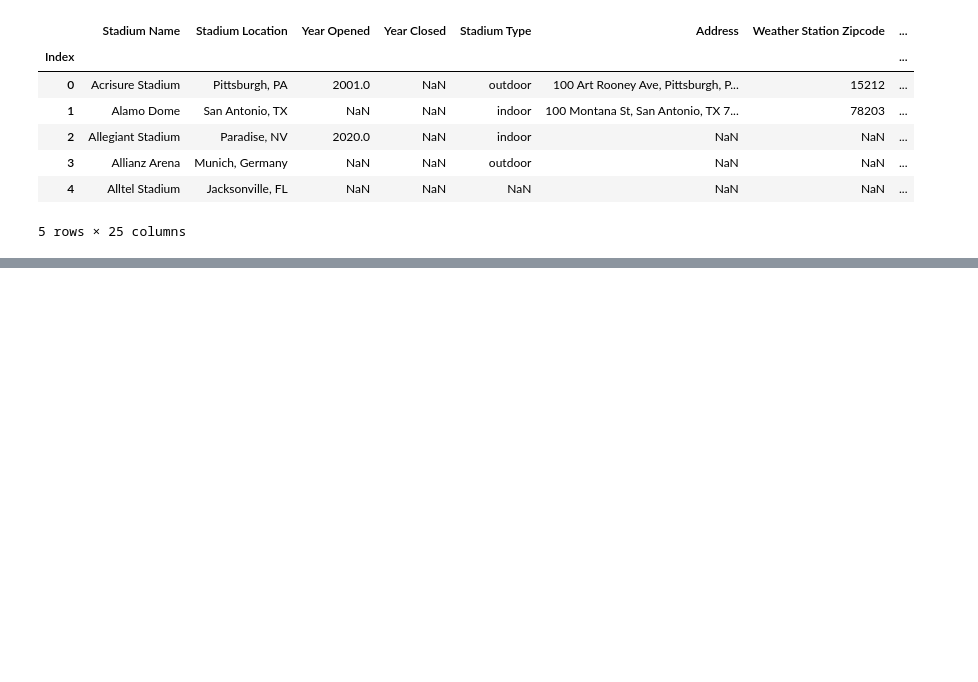
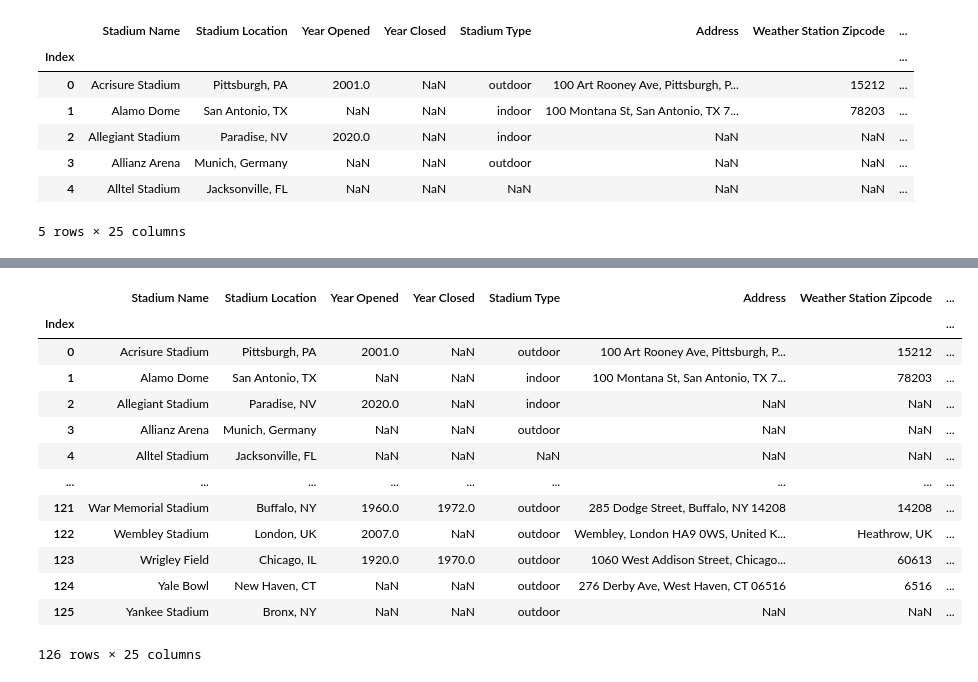
Before and after one commit to meltonme/nfl_sports_betting_analysis, a Jupyter notebook: NFL Betting Analysis/betting_analysis.ipynb, the cells around one changed output, grey strips where cells are left out. Cells and saved outputs as stored; diff of their text form; code cells hidden in the pictures; blank space fills up the shorter version.

```diff
--- a/NFL Betting Analysis/betting_analysis.ipynb
+++ b/NFL Betting Analysis/betting_analysis.ipynb
@@ -103,0 +116,17 @@ renamed_team_stadium_merged.head()
+# %%
+renamed_team_stadium_merged
+# %% [output]
+|  | Stadium Name | Stadium Location | Year Opened | Year Closed | Stadium Type | Address | Weather Station Zipcode | ... |
+| Index |  |  |  |  |  |  |  | ... |
+| 0 | Acrisure Stadium | Pittsburgh, PA | 2001.0 | NaN | outdoor | 100 Art Rooney Ave, Pittsburgh, P... | 15212 | ... |
+| 1 | Alamo Dome | San Antonio, TX | NaN | NaN | indoor | 100 Montana St, San Antonio, TX 7... | 78203 | ... |
+| 2 | Allegiant Stadium | Paradise, NV | 2020.0 | NaN | indoor | NaN | NaN | ... |
+| 3 | Allianz Arena | Munich, Germany | NaN | NaN | outdoor | NaN | NaN | ... |
+| 4 | Alltel Stadium | Jacksonville, FL | NaN | NaN | NaN | NaN | NaN | ... |
+| ... | ... | ... | ... | ... | ... | ... | ... | ... |
+| 121 | War Memorial Stadium | Buffalo, NY | 1960.0 | 1972.0 | outdoor | 285 Dodge Street, Buffalo, NY 14208 | 14208 | ... |
+| 122 | Wembley Stadium | London, UK | 2007.0 | NaN | outdoor | Wembley, London HA9 0WS, United K... | Heathrow, UK | ... |
+| 123 | Wrigley Field | Chicago, IL | 1920.0 | 1970.0 | outdoor | 1060 West Addison Street, Chicago... | 60613 | ... |
+| 124 | Yale Bowl | New Haven, CT | NaN | NaN | outdoor | 276 Derby Ave, West Haven, CT 06516 | 6516 | ... |
+| 125 | Yankee Stadium | Bronx, NY | NaN | NaN | outdoor | NaN | NaN | ... |
+126 rows × 25 columns
```
Also changed, not shown: parts of 4 cells of this notebook, 1 other file.
